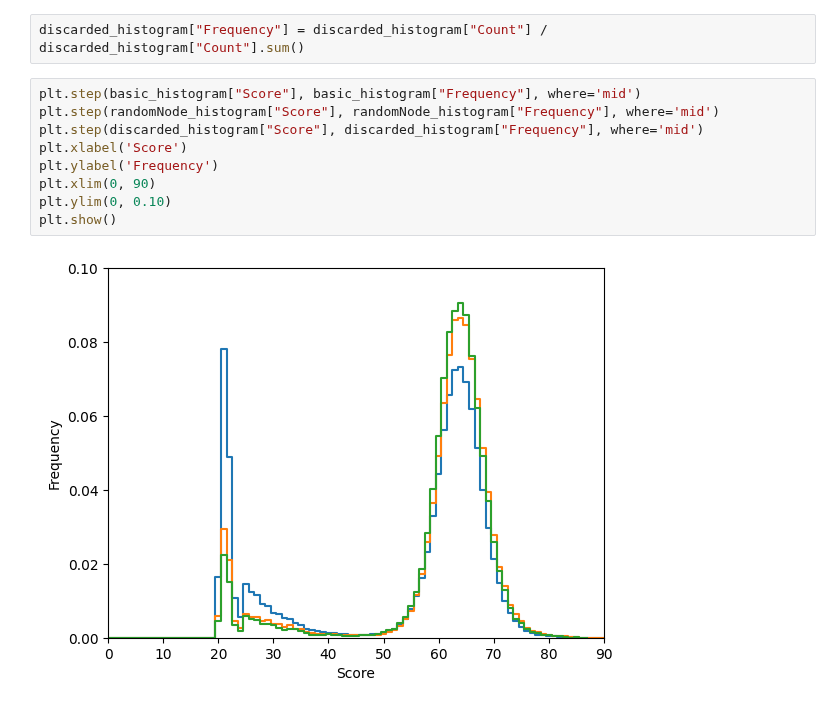
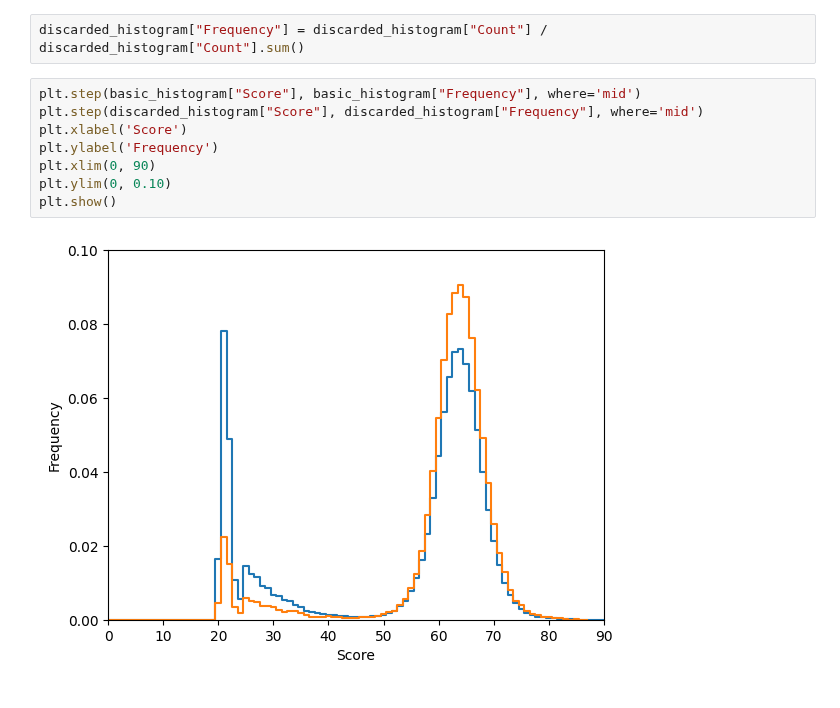
Before and after one commit to gillioz/MorpionSolitaire, a Jupyter notebook: dotnet/Statistics.ipynb, the cells around one changed output. Drawn from its saved outputs; the diff is of its cells as text.

```diff
--- a/dotnet/Statistics.ipynb
+++ b/dotnet/Statistics.ipynb
@@ -129,15 +217,14 @@ discarded_histogram["Count"].sum()
 discarded_histogram["Frequency"] = discarded_histogram["Count"] / discarded_histogram["Count"].sum()
 # %%
 plt.step(basic_histogram["Score"], basic_histogram["Frequency"], where='mid')
-plt.step(randomNode_histogram["Score"], randomNode_histogram["Frequency"], where='mid')
 plt.step(discarded_histogram["Score"], discarded_histogram["Frequency"], where='mid')
 plt.xlabel('Score')
 plt.ylabel('Frequency')
 plt.xlim(0, 90)
 plt.ylim(0, 0.10)
 plt.show()
 # %% [output]
-[figure, old version]
+[figure, new version]
 # %%
 xmin, xmax = 70, 88
 basic_histogram_tail = basic_histogram[xmin:xmax+1]
```
Also changed, not shown: parts of 25 cells of this notebook, 6 other files.
